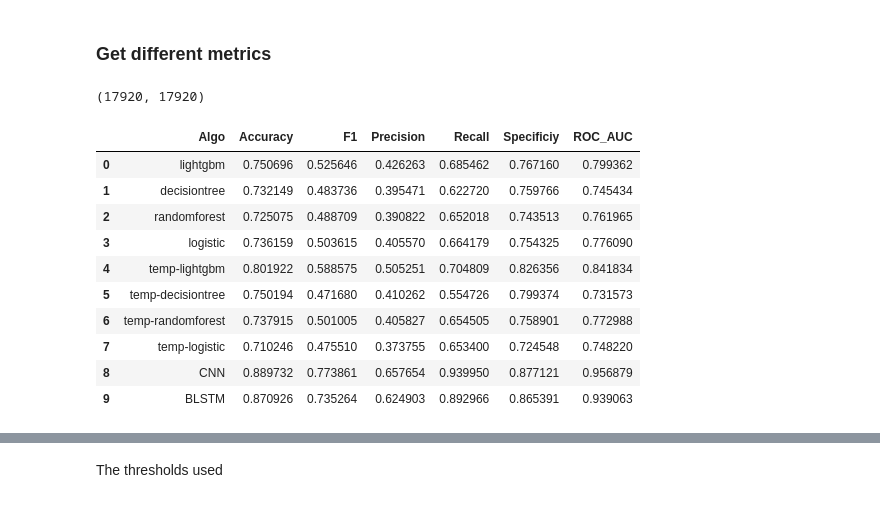
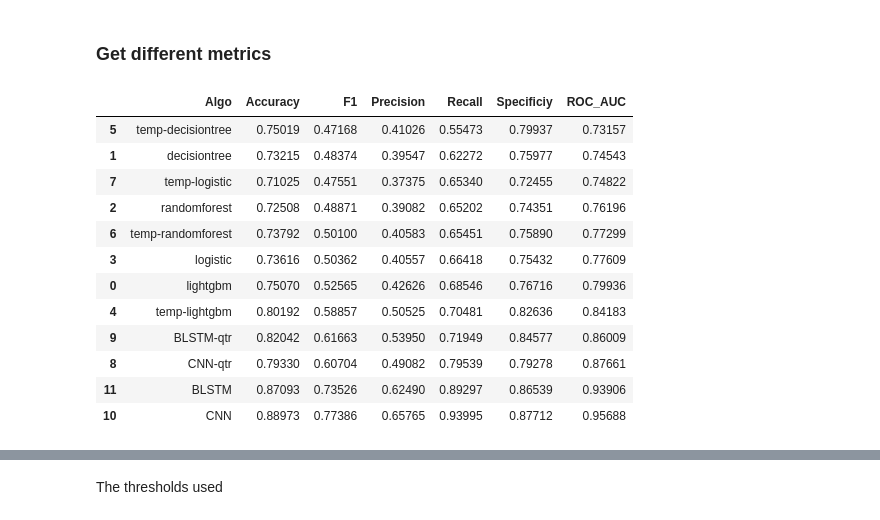
Before and after one commit to SuryaThiru/CKD-public, a Jupyter notebook: results.ipynb, the cells around one changed output, grey strips where cells are left out. Drawn from its saved outputs; the diff is of its cells as text; code cells hidden in the pictures.

```diff
--- a/results.ipynb
+++ b/results.ipynb
@@ -679,6 +762,9 @@ preds_12 = load(prediction_dir + 'predictions_12m.joblib')
 st_preds_6 = load(prediction_dir + 'st_predictions_6m.joblib')
 st_preds_12 = load(prediction_dir + 'st_predictions_12m.joblib')
 
+deep_st_preds_6 = load(prediction_dir + 'st_deep_predictions_6m.joblib')
+deep_st_preds_12 = load(prediction_dir + 'st_deep_predictions_12m.joblib')
+
 deep_preds_6 = load(prediction_dir + 'deep_predictions_6m.joblib')
 deep_preds_12 = load(prediction_dir + 'deep_predictions_12m.joblib')
 # %% [markdown]
@@ -747,10 +851,6 @@ def specificity(y_truth, y_pred):
 
     specificity = tn / (tn+fp)
     return specificity
-# %%
-len(deep_preds_6['y']), len(deep_preds_6['CNN']['pred'])
-# %% [output]
-(17920, 17920)
 # %%
 metrics_6_list = []
 # ml models
@@ -775,6 +875,25 @@ for algo, preds in preds_6.items():
 # semi-temporal models
 y_truth = st_preds_6['y']
 for algo, preds in st_preds_6.items():
+    if algo == 'y':
+        continue
+
+    y_pred = preds['pred']
+    y_pred_proba = preds['pred_proba']
+
+    acc = accuracy_score(y_truth, y_pred)
+    f1 = f1_score(y_truth, y_pred)
+    prec = precision_score(y_truth, y_pred)
+    rec = recall_score(y_truth, y_pred)
+    spec = specificity(y_truth, y_pred)
+    roc = roc_auc_score(y_truth, y_pred_proba)
+
+    row = [algo, acc, f1, prec, rec, spec, roc]
+    metrics_6_list.append(row)
+
+# deep st model
+y_truth = deep_st_preds_6['y']
+for algo, preds in deep_st_preds_6.items():
     if algo == 'y':
         continue
 
@@ -849,6 +968,25 @@ for algo, preds in st_preds_12.items():
     row = [algo, acc, f1, prec, rec, spec, roc]
     metrics_12_list.append(row)
 
+# deep st model
+y_truth = deep_st_preds_12['y']
+for algo, preds in deep_st_preds_12.items():
+    if algo == 'y':
+        continue
+
+    y_pred = preds['pred']
+    y_pred_proba = preds['pred_proba']
+
+    acc = accuracy_score(y_truth, y_pred)
+    f1 = f1_score(y_truth, y_pred)
+    prec = precision_score(y_truth, y_pred)
+    rec = recall_score(y_truth, y_pred)
+    spec = specificity(y_truth, y_pred)
+    roc = roc_auc_score(y_truth, y_pred_proba)
+
+    row = [algo, acc, f1, prec, rec, spec, roc]
+    metrics_12_list.append(row)
+
 # dl model
 y_truth = deep_preds_12['y']
 for algo, preds in deep_preds_12.items():
@@ -872,17 +1010,19 @@ cols = ['Algo', 'Accuracy', 'F1', 'Precision', 'Recall', 'Specificiy', 'ROC_AUC'
 metrics_6 = pd.DataFrame(metrics_6_list, columns=cols)
 metrics_12 = pd.DataFrame(metrics_12_list, columns=cols)
 # %%
-metrics_6
+metrics_6.sort_values('ROC_AUC')
 # %% [output]
 |  | Algo | Accuracy | F1 | Precision | Recall | Specificiy | ROC_AUC |
-| 0 | lightgbm | 0.750696 | 0.525646 | 0.426263 | 0.685462 | 0.767160 | 0.799362 |
-| 1 | decisiontree | 0.732149 | 0.483736 | 0.395471 | 0.622720 | 0.759766 | 0.745434 |
-| 2 | randomforest | 0.725075 | 0.488709 | 0.390822 | 0.652018 | 0.743513 | 0.761965 |
-| 3 | logistic | 0.736159 | 0.503615 | 0.405570 | 0.664179 | 0.754325 | 0.776090 |
-| 4 | temp-lightgbm | 0.801922 | 0.588575 | 0.505251 | 0.704809 | 0.826356 | 0.841834 |
-| 5 | temp-decisiontree | 0.750194 | 0.471680 | 0.410262 | 0.554726 | 0.799374 | 0.731573 |
-| 6 | temp-randomforest | 0.737915 | 0.501005 | 0.405827 | 0.654505 | 0.758901 | 0.772988 |
-| 7 | temp-logistic | 0.710246 | 0.475510 | 0.373755 | 0.653400 | 0.724548 | 0.748220 |
-| 8 | CNN | 0.889732 | 0.773861 | 0.657654 | 0.939950 | 0.877121 | 0.956879 |
-| 9 | BLSTM | 0.870926 | 0.735264 | 0.624903 | 0.892966 | 0.865391 | 0.939063 |
+| 5 | temp-decisiontree | 0.75019 | 0.47168 | 0.41026 | 0.55473 | 0.79937 | 0.73157 |
+| 1 | decisiontree | 0.73215 | 0.48374 | 0.39547 | 0.62272 | 0.75977 | 0.74543 |
+| 7 | temp-logistic | 0.71025 | 0.47551 | 0.37375 | 0.65340 | 0.72455 | 0.74822 |
+| 2 | randomforest | 0.72508 | 0.48871 | 0.39082 | 0.65202 | 0.74351 | 0.76196 |
+| 6 | temp-randomforest | 0.73792 | 0.50100 | 0.40583 | 0.65451 | 0.75890 | 0.77299 |
+| 3 | logistic | 0.73616 | 0.50362 | 0.40557 | 0.66418 | 0.75432 | 0.77609 |
+| 0 | lightgbm | 0.75070 | 0.52565 | 0.42626 | 0.68546 | 0.76716 | 0.79936 |
+| 4 | temp-lightgbm | 0.80192 | 0.58857 | 0.50525 | 0.70481 | 0.82636 | 0.84183 |
+| 9 | BLSTM-qtr | 0.82042 | 0.61663 | 0.53950 | 0.71949 | 0.84577 | 0.86009 |
+| 8 | CNN-qtr | 0.79330 | 0.60704 | 0.49082 | 0.79539 | 0.79278 | 0.87661 |
+| 11 | BLSTM | 0.87093 | 0.73526 | 0.62490 | 0.89297 | 0.86539 | 0.93906 |
+| 10 | CNN | 0.88973 | 0.77386 | 0.65765 | 0.93995 | 0.87712 | 0.95688 |
 # %%
```
Also changed, not shown: parts of 39 cells of this notebook, 3 other files.
